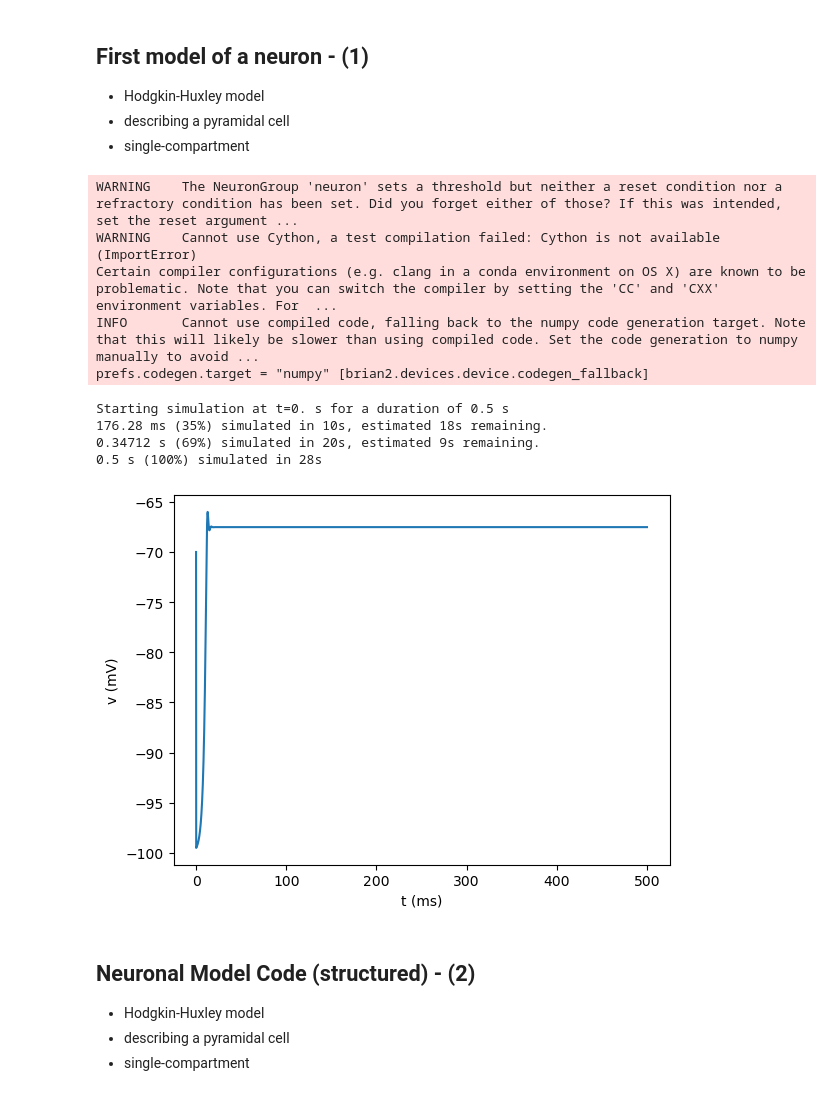
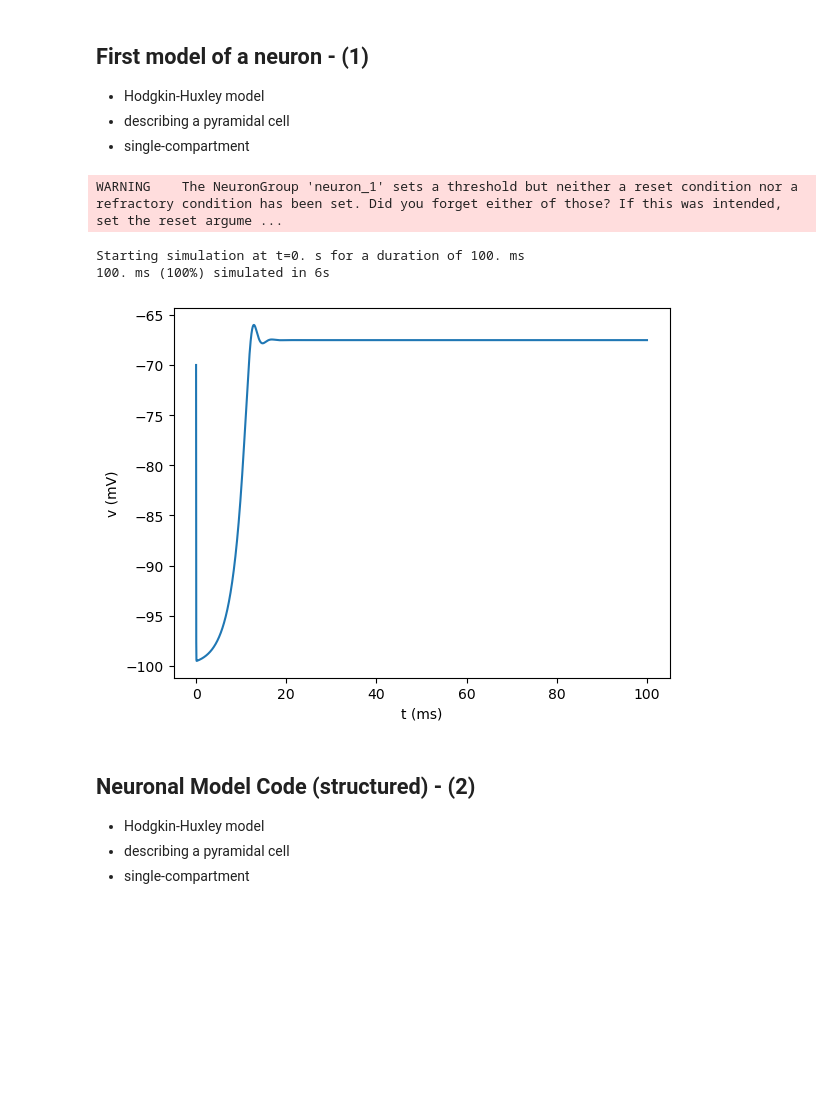
Before and after one commit to luggacode/NGILab, a Jupyter notebook: Modeling/Implementation_neurons_Hodgkin-Huxley.ipynb, the cells around one changed output. Drawn from its saved outputs; the diff is of its cells as text; code cells hidden in the pictures; blank space fills up the shorter version.

```diff
--- a/Modeling/Implementation_neurons_Hodgkin-Huxley.ipynb
+++ b/Modeling/Implementation_neurons_Hodgkin-Huxley.ipynb
@@ -48,44 +48,38 @@ neurons.h = 0.99
 neurons.n = 0.01
 neurons.Iin = 10**4.5*nA/cm**2
 
 NeuMonitor = StateMonitor(neurons, variables = ["v", "m", "h", "n"],record=True,name='neumon*')
-run(0.5 * second, report='text')
+run(0.1 * second, report='text')
 
 plot(NeuMonitor.t/ms, NeuMonitor.v[:].T/mV)
 # plot(NeuMonitor.t/ms, NeuMonitor[10].v/mV)
 # plot(NeuMonitor.t/ms, NeuMonitor[99].v/mV)
 xlabel('t (ms)')
 ylabel('v (mV)')
 show()
 
 
 #neurons.Q10 = 37*kelvin
 # S = SpikeMonitor(neurons)
 
 # store()
 
 # We locate the threshold by bisection
 # v0 = 25*mV*ones(len(neurons))
 # step = 25*mV
 
 # for i in range(10):
 #     restore()
 #     neurons.v = v0
 #     run(20*ms)
 #     v0[S.count == 0] += step
 #     v0[S.count >0]-=step
 #     step /= 2.0
 # %% [output]
-WARNING    The NeuronGroup 'neuron' sets a threshold but neither a reset condition nor a refractory condition has been set. Did you forget either of those? If this was intended, set the reset argument ...
-WARNING    Cannot use Cython, a test compilation failed: Cython is not available (ImportError)
-Certain compiler configurations (e.g. clang in a conda environment on OS X) are known to be problematic. Note that you can switch the compiler by setting the 'CC' and 'CXX' environment variables. For  ...
-INFO       Cannot use compiled code, falling back to the numpy code generation target. Note that this will likely be slower than using compiled code. Set the code generation to numpy manually to avoid ...
-prefs.codegen.target = "numpy" [brian2.devices.device.codegen_fallback]
+WARNING    The NeuronGroup 'neuron_1' sets a threshold but neither a reset condition nor a refractory condition has been set. Did you forget either of those? If this was intended, set the reset argume ...
-Starting simulation at t=0. s for a duration of 0.5 s
-176.28 ms (35%) simulated in 10s, estimated 18s remaining.
-0.34712 s (69%) simulated in 20s, estimated 9s remaining.
-0.5 s (100%) simulated in 28s
+Starting simulation at t=0. s for a duration of 100. ms
+100. ms (100%) simulated in 6s
-[figure, old version]
+[figure, new version]
 # %% [markdown]
 ## Neuronal Model Code (structured) - (2)
 
```
Also changed, not shown: parts of 1 cell of this notebook, 3 other files.
